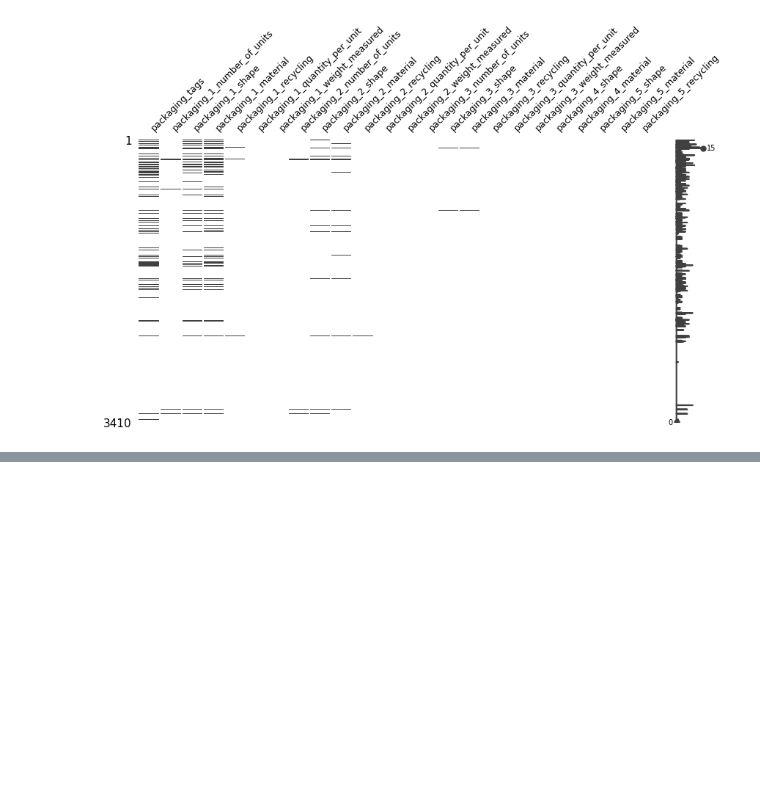
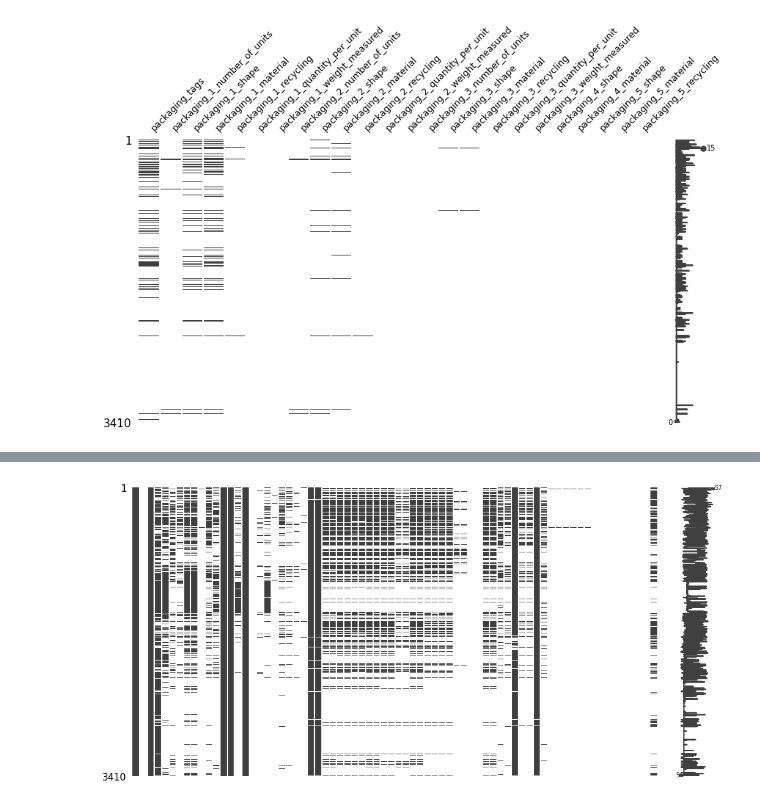
Before and after one commit to 64FC/Openclassrooms_DataScientist, a Jupyter notebook: Projet_2/OpenFoodFacts_1_notebook_nettoyage.ipynb, the cells around one changed output, grey strips where cells are left out. Saved outputs shown, nothing was run; the diff lists cells and outputs as text; code cells hidden in the pictures; blank space fills up the shorter version.

```diff
--- a/Projet_2/OpenFoodFacts_1_notebook_nettoyage.ipynb
+++ b/Projet_2/OpenFoodFacts_1_notebook_nettoyage.ipynb
@@ -567,3 +593,9 @@ clean2_df = cleaning_df[
+# %%
+# Use list comprehension to remove these columns, while reindexing:
+clean2_df = cleaning_df[
+    [col for col in cleaning_df.columns.tolist() if
+     col not in cleaning_df.iloc[:, 50:106].columns.tolist()]].reset_index(
+        drop=True)
 # %%
 # Let's have a look at the shape now:
 print("The dataset now contains {} rows and {} columns".format(
@@ -572,0 +605,4 @@ The dataset now contains 3410 rows and 127 columns
+# %%
+_ = msno.matrix(df=clean2_df, figsize=(12,6), fontsize=9)
+# %% [output]
+[figure, added]
```
Also changed, not shown: parts of 59 cells of this notebook.
